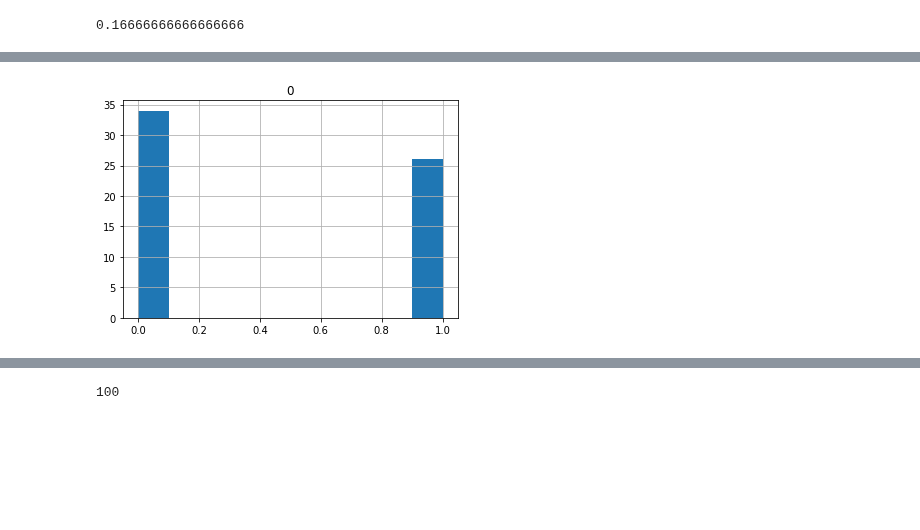
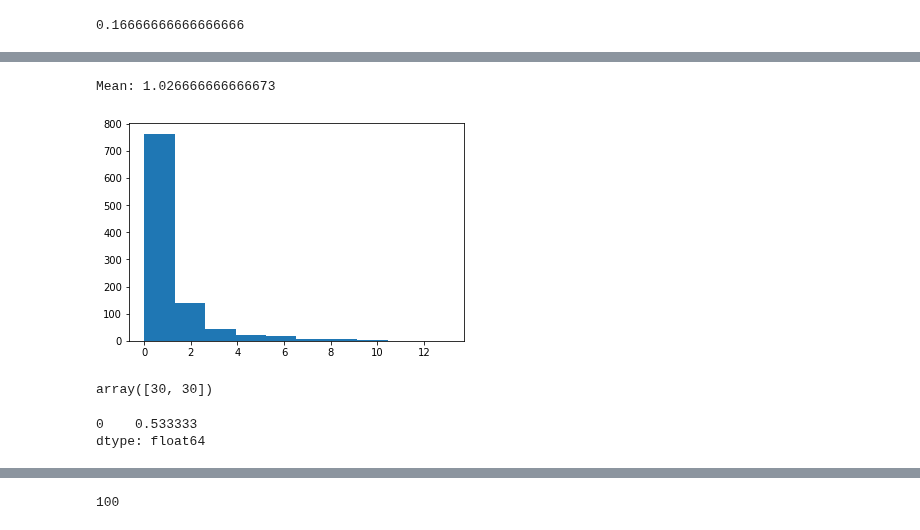
Before and after one commit to Stynic/train_ml_math, a Jupyter notebook: probable_theory/week_1/notebook_1.ipynb, the cells around one changed output, grey strips where cells are left out. Cells and saved outputs as stored; diff of their text form; code cells hidden in the pictures; blank space fills up the shorter version.

```diff
--- a/probable_theory/week_1/notebook_1.ipynb
+++ b/probable_theory/week_1/notebook_1.ipynb
@@ -224,9 +208,35 @@ exp1
 # %%
-exp1 = pd.DataFrame(random.choices([0, 1], k=60))
-exp1.hist()
+import numpy as np
+import matplotlib.pyplot as plt
+def hi_2(obs:list, exp:list):
+    if sum(obs) == sum(exp):
+        amount = 0
+        for i in range(len(obs)):
+            amount += ((obs[i] - exp[i])**2) / exp[i]
+    return amount
+evarage_hi_2 = []
+
+for i in range(1000):
+    expected = (30, 30)
+    exp1 = pd.DataFrame({'observed': random.choices(['Орел', 'Решка'], k=60)})
+    observed = exp1['observed'].value_counts().values
+    evarage_hi_2.append(hi_2(observed, expected))
+print(f'Mean: {sum(evarage_hi_2) / len(evarage_hi_2)}')
+
+plt.hist(evarage_hi_2)
 plt.show()
 # %% [output]
+Mean: 1.026666666666673
-[figure, old version]
+[figure, new version]
+# %%
+observed
+# %% [output]
+array([30, 30])
+# %%
+exp1.mean()
+# %% [output]
+0    0.533333
+dtype: float64
 # %% [markdown]
 ## ![image.png](attachment:1fb26014-b483-48f2-a1ad-872e898410db.png)
 # %%
```
Also changed, not shown: parts of 8 cells of this notebook.
